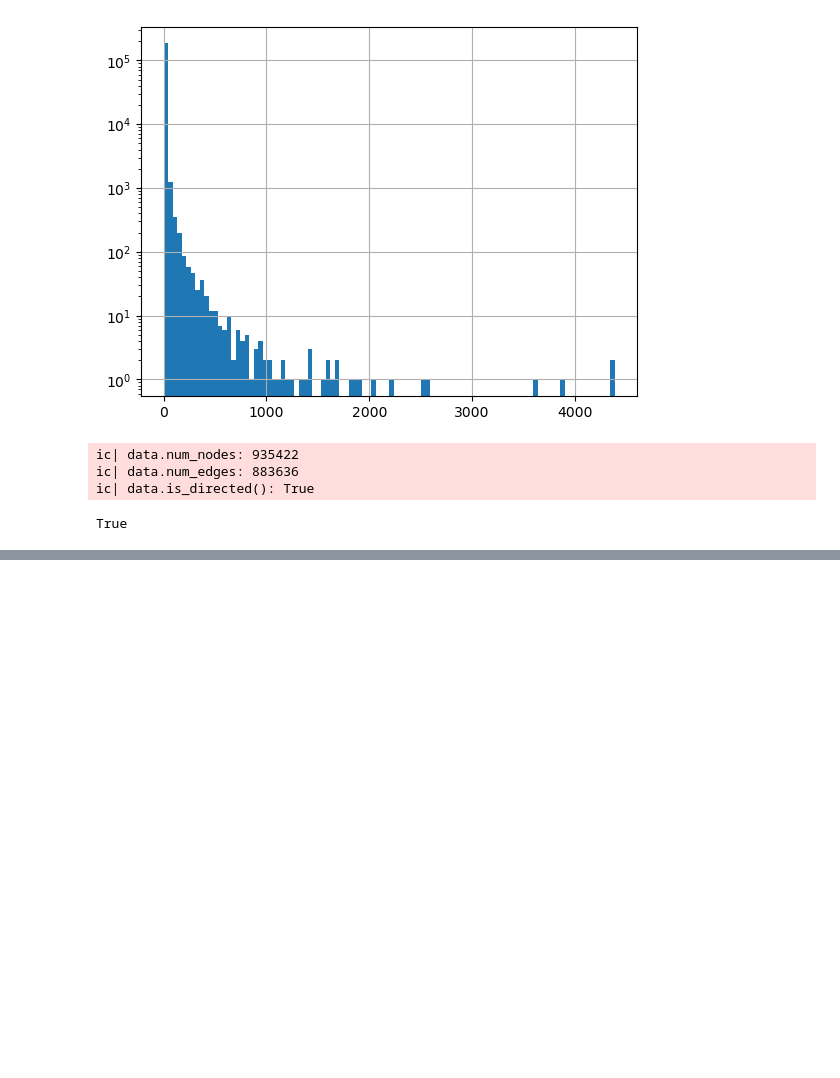
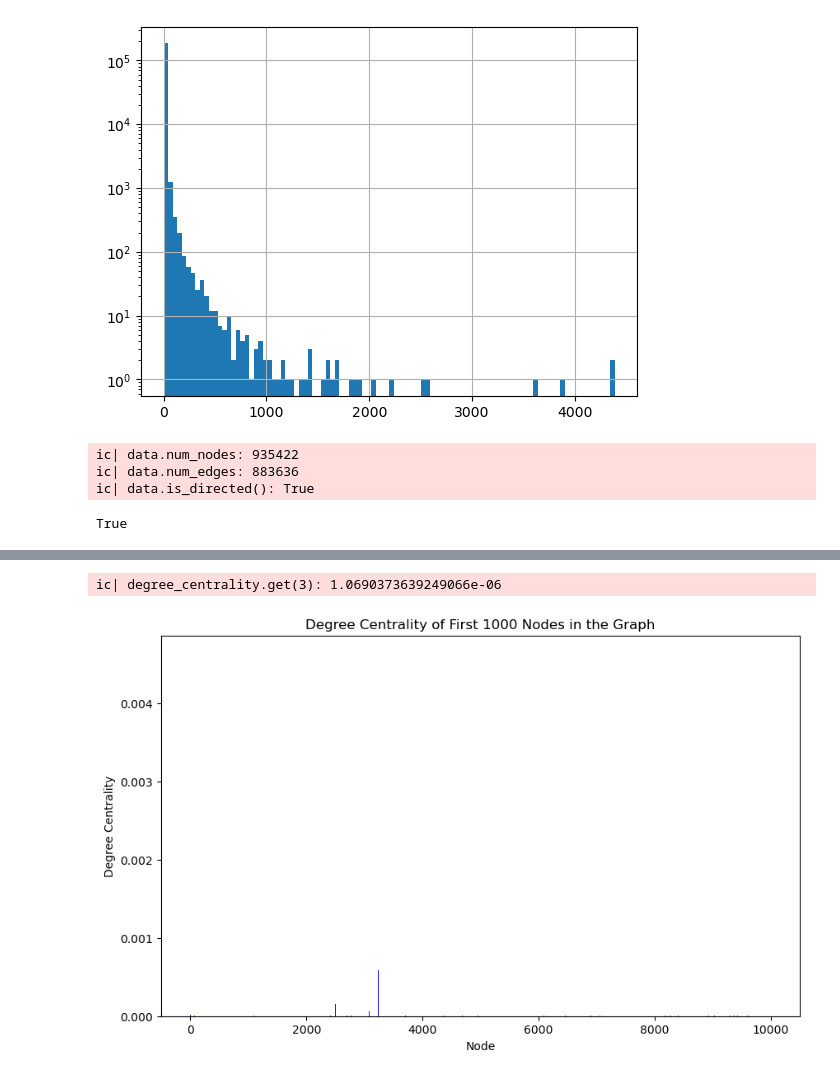
Before and after one commit to Atahanak/models-for-relational-multimodal-data, a Jupyter notebook: data/amazon-review-v2.ipynb, the cells around one changed output, grey strips where cells are left out. Saved outputs shown, nothing was run; the diff lists cells and outputs as text; code cells hidden in the pictures; blank space fills up the shorter version.

```diff
--- a/data/amazon-review-v2.ipynb
+++ b/data/amazon-review-v2.ipynb
@@ -200,0 +218,20 @@ True
+# %%
+if 'edge_index' in data:
+    G = utils.to_networkx(data, to_undirected=True)
+    #ic(list(G.nodes(data=True))[0:1000:None])
+    degree_centrality = nx.degree_centrality(G)
+
+    # Limit the nodes to the first 1000 for computational feasibility
+    limited_nodes = list(degree_centrality.keys())[:10000]
+    limited_centralities = [degree_centrality[node] for node in limited_nodes]
+
+    # Plotting
+    plt.figure(figsize=(10, 6))
+    plt.bar(limited_nodes, limited_centralities, color='b')
+    plt.xlabel('Node')
+    plt.ylabel('Degree Centrality')
+    plt.title('Degree Centrality of First 1000 Nodes in the Graph')
+    plt.show()
+# %% [output]
+ic| degree_centrality.get(3): 1.0690373639249066e-06
+[figure, added]
```
Also changed, not shown: parts of 2 cells of this notebook.
